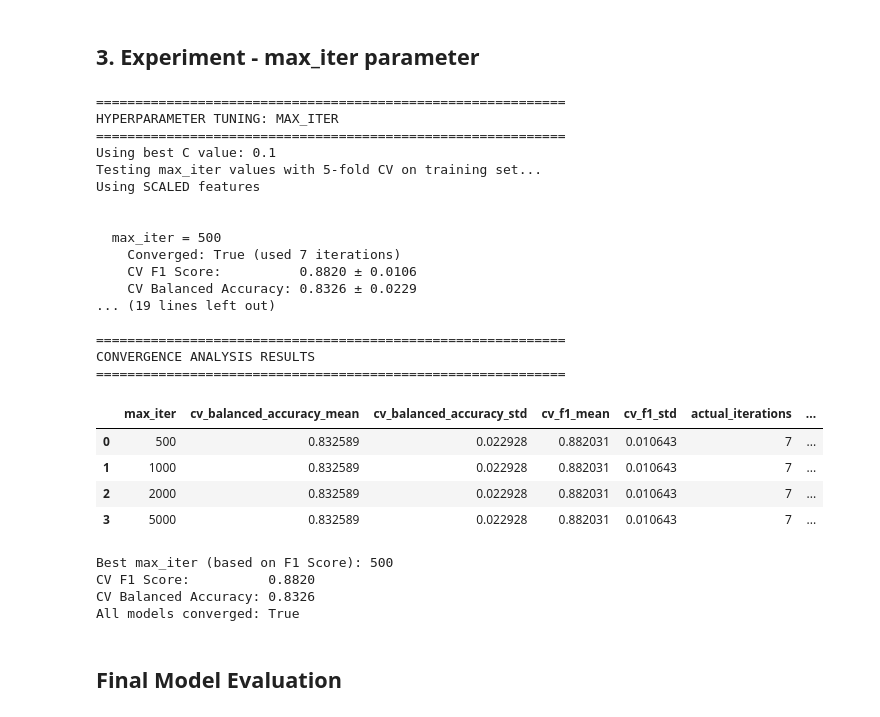
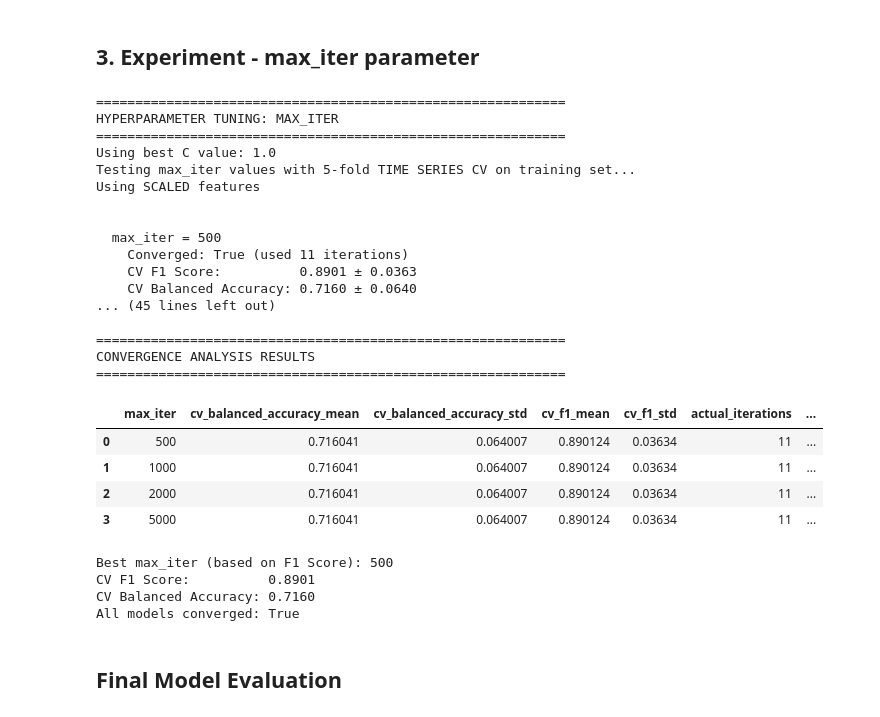
Before and after one commit to tomashobza/tuw_ml_seattle_crime, a Jupyter notebook: svm_ozone/svm_ozone.ipynb, the cells around one changed output. Cells and saved outputs as stored; diff of their text form; code cells hidden in the pictures.

```diff
--- a/svm_ozone/svm_ozone.ipynb
+++ b/svm_ozone/svm_ozone.ipynb
@@ -97,18 +147,6 @@ Name: count, dtype: int64
 # %% [markdown]
 Scale the data.
 # %%
-# Split the data into training and testing sets (80:20)
-X_train, X_test, y_train, y_test = train_test_split(
-    X, y, test_size=0.2, random_state=42, stratify=y
-)
-
-print(f"Training set size: {X_train.shape[0]} samples")
-print(f"Test set size: {X_test.shape[0]} samples")
-print(f"\nTraining set class distribution:")
-print(y_train.value_counts())
-print(f"\nTest set class distribution:")
-print(y_test.value_counts())
-
 # ============= FEATURE SCALING =============
 print("\n" + "="*60)
 print("FEATURE SCALING")
@@ -157,9 +195,10 @@ isOzoneDay
 ## 1. Experiment - holdout vs cross-validation
 
 print("\n" + "="*60)
-print("HOLDOUT VS CROSS-VALIDATION COMPARISON")
+print("HOLDOUT VS TIME SERIES CROSS-VALIDATION COMPARISON")
 print("="*60)
 print("Primary metric: F1 Score (weighted)")
+print("Using TimeSeriesSplit to respect temporal ordering")
 print("="*60)
 
 # == HOLDOUT APPROACH ==
@@ -178,8 +217,8 @@ print(f"  Holdout Balanced Accuracy: {holdout_bal_acc:.4f}")
 print(f"  Training time:             {holdout_time:.3f}s")
 
 # == CROSS-VALIDATION APPROACH ==
-print("\n[2/2] Training with 5-fold cross-validation...")
-kf = StratifiedKFold(n_splits=5, shuffle=True, random_state=42)
+print("\n[2/2] Training with 5-fold time series cross-validation...")
+kf = TimeSeriesSplit(n_splits=5)
 
 start = time.time()
 # F1 Score (primary metric)
@@ -210,6 +249,7 @@ print(f"\n  CV Balanced Accuracy per fold: {[f'{s:.4f}' for s in cv_scores_bal_a
 print(f"  CV Balanced Accuracy Mean:    {cv_scores_bal_acc.mean():.4f}")
 print(f"  CV Balanced Accuracy Std:     ±{cv_scores_bal_acc.std():.4f}")
 print(f"\n  Training time:                {cv_time:.3f}s ({cv_time/holdout_time:.1f}x longer)")
+print(f"\n  ⚠️  Using TimeSeriesSplit (respects temporal order)")
 
 # Comparison
 print("\n" + "="*60)
@@ -257,15 +351,15 @@ Computational Cost:
 print("="*60)
 print("HYPERPARAMETER TUNING: C PARAMETER")
 print("="*60)
-print("Using 5-fold cross-validation on TRAINING SET ONLY")
+print("Using 5-fold TIME SERIES cross-validation on TRAINING SET ONLY")
 print("Using SCALED features\n")
 
 # Test range of C values (regularization strength)
 C_values = [0.001, 0.01, 0.1, 1, 10, 100]
 results_C = []
 
-# Setup cross-validation
-kf = StratifiedKFold(n_splits=5, shuffle=True, random_state=42)
+# Setup cross-validation for time series
+kf = TimeSeriesSplit(n_splits=5)
 
 print("Testing C parameter values with CV on training set...")
 for C in C_values:
@@ -444,14 +538,14 @@ print("="*60)
 print("HYPERPARAMETER TUNING: MAX_ITER")
 print("="*60)
 print(f"Using best C value: {best_C}")
-print("Testing max_iter values with 5-fold CV on training set...")
+print("Testing max_iter values with 5-fold TIME SERIES CV on training set...")
 print("Using SCALED features\n")
 
 max_iter_values = [500, 1000, 2000, 5000]
 results_iter = []
 
-# Setup cross-validation
-kf = StratifiedKFold(n_splits=5, shuffle=True, random_state=42)
+# Setup cross-validation for time series
+kf = TimeSeriesSplit(n_splits=5)
 
 for max_iter in max_iter_values:
     print(f"\n  max_iter = {max_iter}")
@@ -496,46 +590,46 @@ for max_iter in max_iter_values:
     print(f"    CV time: {cv_time:.3f}s")
 
 results_iter_df = pd.DataFrame(results_iter)
 
 print("\n" + "="*60)
 print("CONVERGENCE ANALYSIS RESULTS")
 print("="*60)
 display(results_iter_df)
 
 # Find best based on F1 score (primary metric)
 best_iter_idx_f1 = results_iter_df['cv_f1_mean'].idxmax()
 best_max_iter = results_iter_df.loc[best_iter_idx_f1, 'max_iter']
 
 print(f"\nBest max_iter (based on F1 Score): {best_max_iter}")
 print(f"CV F1 Score:          {results_iter_df.loc[best_iter_idx_f1, 'cv_f1_mean']:.4f}")
 print(f"CV Balanced Accuracy: {results_iter_df.loc[best_iter_idx_f1, 'cv_balanced_accuracy_mean']:.4f}")
 print(f"All models converged: {results_iter_df['converged'].all()}")
 # %% [output]
 ============================================================
 HYPERPARAMETER TUNING: MAX_ITER
 ============================================================
-Using best C value: 0.1
-Testing max_iter values with 5-fold CV on training set...
+Using best C value: 1.0
+Testing max_iter values with 5-fold TIME SERIES CV on training set...
 Using SCALED features
 
 
   max_iter = 500
-    Converged: True (used 7 iterations)
-    CV F1 Score:          0.8820 ± 0.0106
-    CV Balanced Accuracy: 0.8326 ± 0.0229
-... (19 lines left out)
+    Converged: True (used 11 iterations)
+    CV F1 Score:          0.8901 ± 0.0363
+    CV Balanced Accuracy: 0.7160 ± 0.0640
+... (45 lines left out)
 
 ============================================================
 CONVERGENCE ANALYSIS RESULTS
 ============================================================
 |  | max_iter | cv_balanced_accuracy_mean | cv_balanced_accuracy_std | cv_f1_mean | cv_f1_std | actual_iterations | ... |
-| 0 | 500 | 0.832589 | 0.022928 | 0.882031 | 0.010643 | 7 | ... |
-| 1 | 1000 | 0.832589 | 0.022928 | 0.882031 | 0.010643 | 7 | ... |
-| 2 | 2000 | 0.832589 | 0.022928 | 0.882031 | 0.010643 | 7 | ... |
-| 3 | 5000 | 0.832589 | 0.022928 | 0.882031 | 0.010643 | 7 | ... |
+| 0 | 500 | 0.716041 | 0.064007 | 0.890124 | 0.03634 | 11 | ... |
+| 1 | 1000 | 0.716041 | 0.064007 | 0.890124 | 0.03634 | 11 | ... |
+| 2 | 2000 | 0.716041 | 0.064007 | 0.890124 | 0.03634 | 11 | ... |
+| 3 | 5000 | 0.716041 | 0.064007 | 0.890124 | 0.03634 | 11 | ... |
 Best max_iter (based on F1 Score): 500
-CV F1 Score:          0.8820
-CV Balanced Accuracy: 0.8326
+CV F1 Score:          0.8901
+CV Balanced Accuracy: 0.7160
 All models converged: True
 # %% [markdown]
 ## Final Model Evaluation
```
Also changed, not shown: parts of 10 cells of this notebook.
